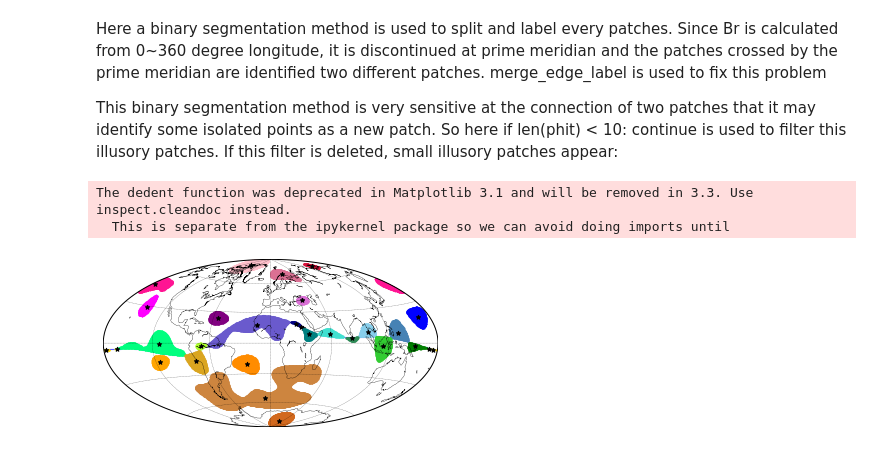
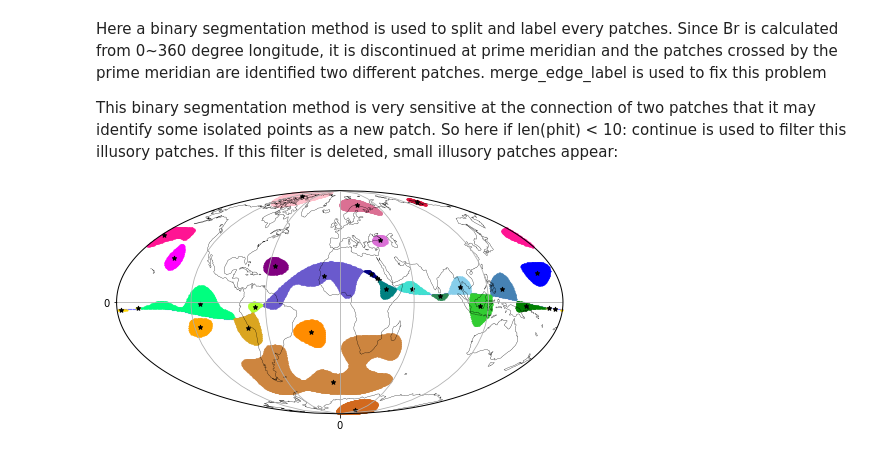
Before and after one commit to Xkaihua/RFP_proj, a Jupyter notebook: RFP_examples.ipynb, the cells around one changed output. Saved outputs shown, nothing was run; the diff lists cells and outputs as text; code cells hidden in the pictures.

Commit message:
replace basemap with cartopy

```diff
--- a/RFP_examples.ipynb
+++ b/RFP_examples.ipynb
@@ -69,13 +68,14 @@ label_bw = rf.merge_edge_label(label_bw)
 colo_sed=np.array(['pink','crimson','palevioletred','deeppink','orchid','fuchsia','purple','slateblue','blue','navy','steelblue','skyblue','cadetblue','cyan','teal','turquoise','springgreen','seagreen','limegreen','green','greenyellow','olivedrab','yellow','olive','gold','goldenrod','orange','darkorange','peru','chocolate','sienna','coral','orangered','red','firebrick','maroon'])
 coloM=np.append(colo_sed,colo_sed)
 
-fig=plt.figure()
-ax=fig.add_subplot(1,1,1)
-map=Basemap(projection='hammer',lon_0=0,resolution='c')
-map.drawcoastlines(linewidth=0.3)
-map.drawparallels(np.arange(-60,90,30),labels=[0,0,0,0],linewidth=0.3)
-map.drawmeridians(np.arange(-180,180,60),labels=[0,0,0,0],linewidth=0.3)
-map.scatter(mequt_lon,90-mequt_lat,s=0.01,color='b',latlon=True)
+fig=plt.figure(figsize=(8,6))
+ax=plt.axes(projection=ccrs.Mollweide())
+ax.coastlines(color='black', linewidth=0.3)
+maloc=plt.MultipleLocator(90)
+ax.gridlines(ylocs=maloc)
+ax.set_xticks([0], crs=ccrs.Mollweide())
+ax.set_yticks([0], crs=ccrs.Mollweide())
+ax.scatter(mequt_lon,90-mequt_lat,s=0.01,color='b',transform=ccrs.Geodetic())
 for klass, cr in zip(range(1, max(label_bw.flatten())+1), coloM):
     phit = phim[label_bw == klass]
     thetat = thetam[label_bw == klass]
@@ -91,6 +91,6 @@ for klass, cr in zip(range(1, max(label_bw.flatten())+1), coloM):
     z_mass = np.sum(Zt*w)/np.sum(w)
     [theta_mass,phi_mass] = rf.xyz2rtp(x_mass, y_mass, z_mass)
     # plot
-    map.scatter(phit.T, 90-thetat.T,color=cr,s=1,latlon=True)
-    map.scatter(phi_mass,90-theta_mass,color='k',s=20,marker='*',latlon=True)
+    ax.scatter(phit.T, 90-thetat.T,color=cr,s=1,transform=ccrs.Geodetic())
+    ax.scatter(phi_mass,90-theta_mass,color='k',s=20,marker='*',transform=ccrs.Geodetic())
 # %% [output]
@@ -105,28 +103,27 @@ This binary segmentation method is very sensitive at the connection of two patch
         continue
 is used to filter this illusory patches. If this filter is deleted, small illusory patches appear:
 # %%
-fig=plt.figure()
-ax=fig.add_subplot(1,1,1)
-map=Basemap(projection='hammer',lon_0=0,resolution='c')
-map.drawcoastlines(linewidth=0.3)
-map.drawparallels(np.arange(-60,90,30),labels=[0,0,0,0],linewidth=0.3)
-map.drawmeridians(np.arange(-180,180,60),labels=[0,0,0,0],linewidth=0.3)
-map.scatter(mequt_lon,90-mequt_lat,s=0.01,color='b',latlon=True)
+fig=plt.figure(figsize=(8,6))
+ax=plt.axes(projection=ccrs.Mollweide())
+ax.coastlines(color='black', linewidth=0.3)
+maloc=plt.MultipleLocator(90)
+ax.gridlines(ylocs=maloc)
+ax.set_xticks([0], crs=ccrs.Mollweide())
+ax.set_yticks([0], crs=ccrs.Mollweide())
+ax.scatter(mequt_lon,90-mequt_lat,s=0.01,color='b',transform=ccrs.Geodetic())
 for klass, cr in zip(range(1, max(label_bw.flatten())+1), coloM):
     phit = phim[label_bw == klass]
     thetat = thetam[label_bw == klass]
     # calculate the mass center of the patch
     Bt = np.around(Br_f[label_bw == klass],5)
     w=abs(Bt)
     [Xt,Yt,Zt]=rf.rtp2xyz(r, thetat, phit)
     x_mass = np.sum(Xt*w)/np.sum(w)
     y_mass = np.sum(Yt*w)/np.sum(w)
     z_mass = np.sum(Zt*w)/np.sum(w)
     [theta_mass,phi_mass] = rf.xyz2rtp(x_mass, y_mass, z_mass)
     # plot
-    map.scatter(phit.T, 90-thetat.T,color=cr,s=1,latlon=True)
-    map.scatter(phi_mass,90-theta_mass,color='k',s=20,marker='*',latlon=True)
+    ax.scatter(phit.T, 90-thetat.T,color=cr,s=1,transform=ccrs.Geodetic())
+    ax.scatter(phi_mass,90-theta_mass,color='k',s=20,marker='*',transform=ccrs.Geodetic())
 # %% [output]
-The dedent function was deprecated in Matplotlib 3.1 and will be removed in 3.3. Use inspect.cleandoc instead.
-  This is separate from the ipykernel package so we can avoid doing imports until
-[figure, old version]
+[figure, new version]
```
Also changed, not shown: parts of 2 cells of this notebook.
